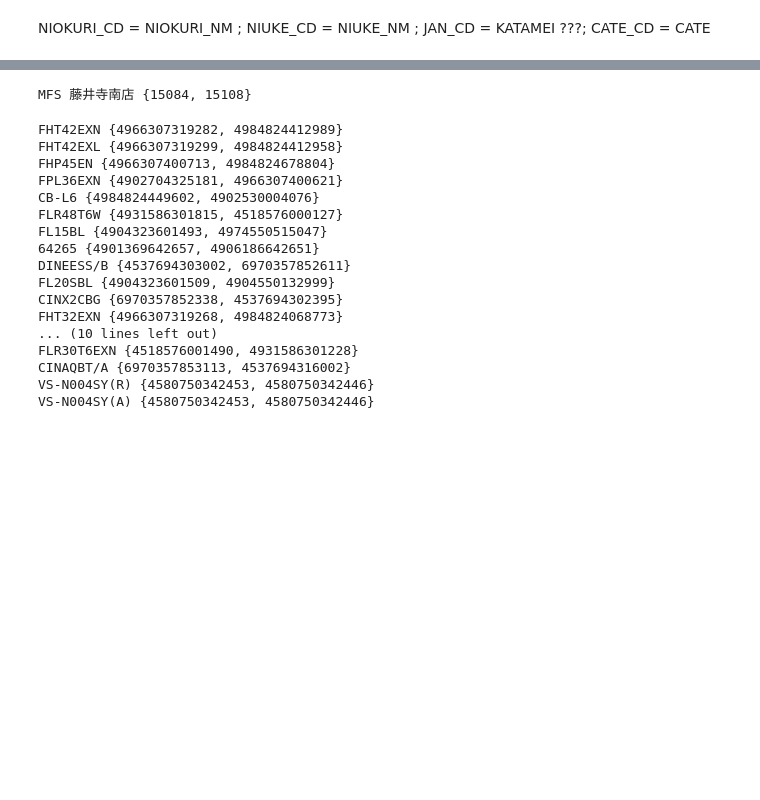
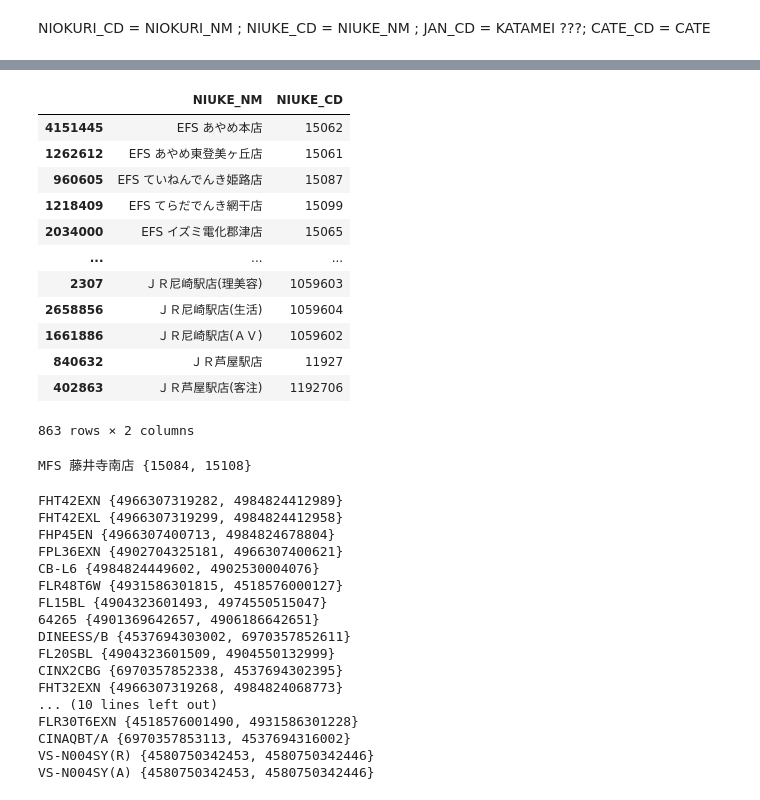
Before and after one commit to NGOHang98/Usee, a Jupyter notebook: Usee.ipynb, the cells around one changed output, grey strips where cells are left out. Drawn from its saved outputs; the diff is of its cells as text; code cells hidden in the pictures; blank space fills up the shorter version.

```diff
--- a/Usee.ipynb
+++ b/Usee.ipynb
@@ -103,3 +115,19 @@ NIOKURI_CD = NIOKURI_NM ; NIUKE_CD = NIUKE_NM ; JAN_CD = KATAMEI ???; CATE_CD =
+# %%
+data[data.duplicated(subset=['NIUKE_NM'])][['NIUKE_NM','NIUKE_CD']].sort_values('NIUKE_NM').drop_duplicates()
+# %% [output]
+|  | NIUKE_NM | NIUKE_CD |
+| 4151445 | EFS あやめ本店 | 15062 |
+| 1262612 | EFS あやめ東登美ヶ丘店 | 15061 |
+| 960605 | EFS ていねんでんき姫路店 | 15087 |
+| 1218409 | EFS てらだでんき網干店 | 15099 |
+| 2034000 | EFS イズミ電化郡津店 | 15065 |
+| ... | ... | ... |
+| 2307 | ＪＲ尼崎駅店(理美容) | 1059603 |
+| 2658856 | ＪＲ尼崎駅店(生活) | 1059604 |
+| 1661886 | ＪＲ尼崎駅店(ＡＶ) | 1059602 |
+| 840632 | ＪＲ芦屋駅店 | 11927 |
+| 402863 | ＪＲ芦屋駅店(客注) | 1192706 |
+863 rows × 2 columns
 # %%
 #identify cases where there are inconsistencies or variations in the ...._CD values within the same ..._NM category.
 # Initialize an empty dictionary
```
Also changed, not shown: parts of 22 cells of this notebook, 7 other files.
